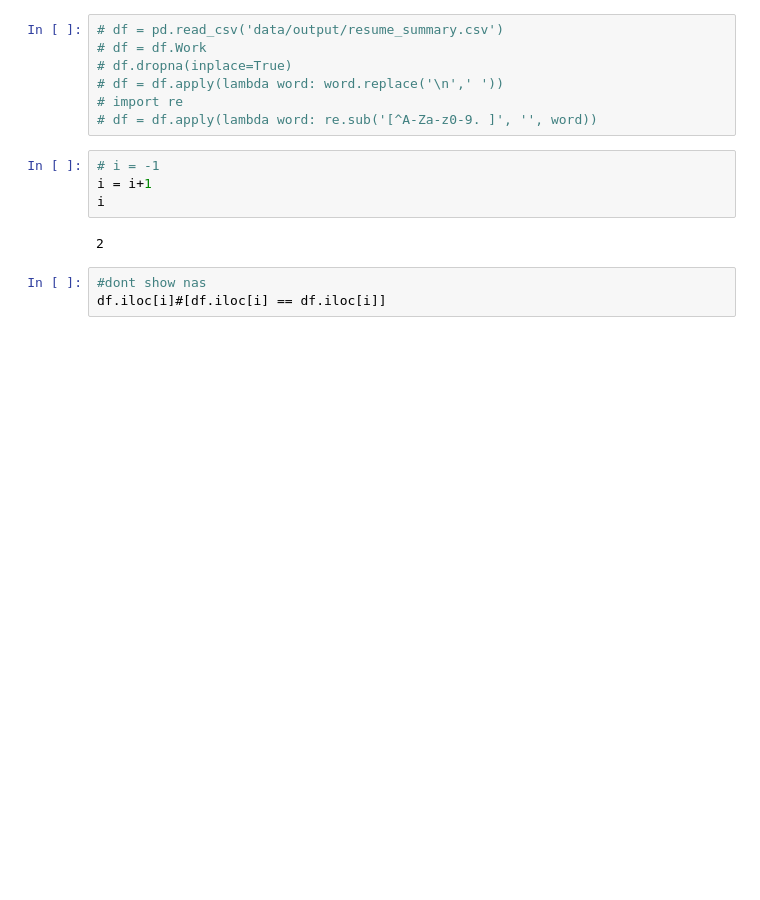
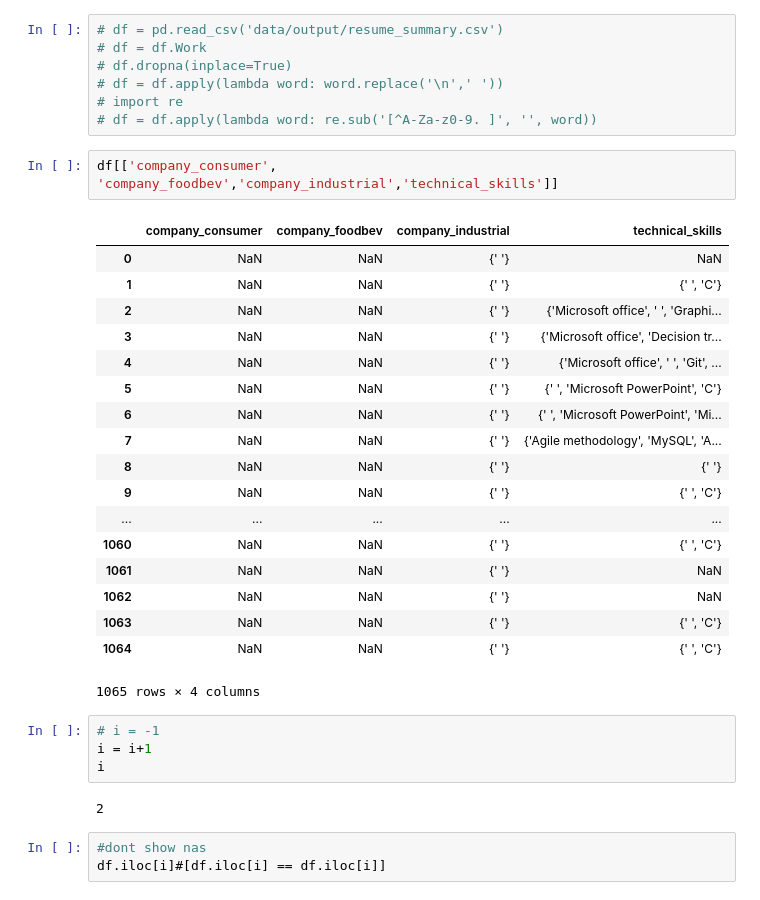
Before and after one commit to eitrheim/Resume-Parser, a Jupyter notebook: TrynaUnderstandDaCode.ipynb, the cells around one changed output. Cells and saved outputs as stored; diff of their text form; blank space fills up the shorter version.

```diff
--- a/TrynaUnderstandDaCode.ipynb
+++ b/TrynaUnderstandDaCode.ipynb
@@ -114,6 +124,27 @@ df = pd.read_csv('data/output/resume_summary.csv')
 # df = df.apply(lambda word: word.replace('\n',' '))
 # import re
 # df = df.apply(lambda word: re.sub('[^A-Za-z0-9. ]', '', word))
+# %%
+df[['company_consumer', 'company_foodbev','company_industrial','technical_skills']]
+# %% [output]
+|  | company_consumer | company_foodbev | company_industrial | technical_skills |
+| 0 | NaN | NaN | {' '} | NaN |
+| 1 | NaN | NaN | {' '} | {' ', 'C'} |
+| 2 | NaN | NaN | {' '} | {'Microsoft office', ' ', 'Graphi... |
+| 3 | NaN | NaN | {' '} | {'Microsoft office', 'Decision tr... |
+| 4 | NaN | NaN | {' '} | {'Microsoft office', ' ', 'Git', ... |
+| 5 | NaN | NaN | {' '} | {' ', 'Microsoft PowerPoint', 'C'} |
+| 6 | NaN | NaN | {' '} | {' ', 'Microsoft PowerPoint', 'Mi... |
+| 7 | NaN | NaN | {' '} | {'Agile methodology', 'MySQL', 'A... |
+| 8 | NaN | NaN | {' '} | {' '} |
+| 9 | NaN | NaN | {' '} | {' ', 'C'} |
+| ... | ... | ... | ... | ... |
+| 1060 | NaN | NaN | {' '} | {' ', 'C'} |
+| 1061 | NaN | NaN | {' '} | NaN |
+| 1062 | NaN | NaN | {' '} | NaN |
+| 1063 | NaN | NaN | {' '} | {' ', 'C'} |
+| 1064 | NaN | NaN | {' '} | {' ', 'C'} |
+1065 rows × 4 columns
 # %%
 # i = -1
 i = i+1
```
Also changed, not shown: parts of 7 cells of this notebook, 8 other files.
